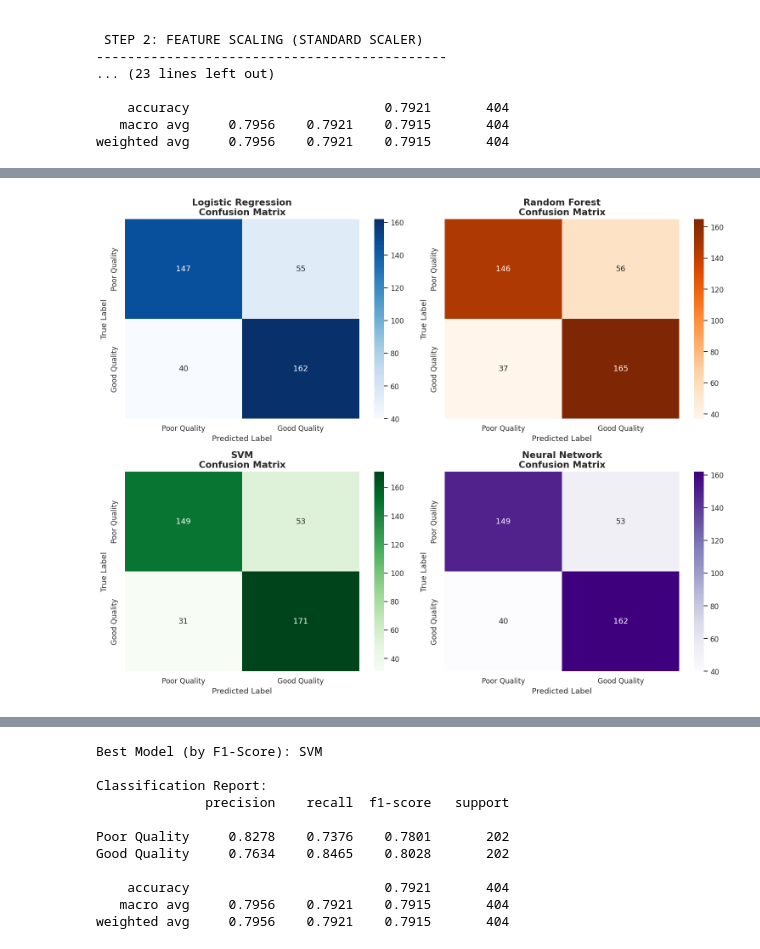
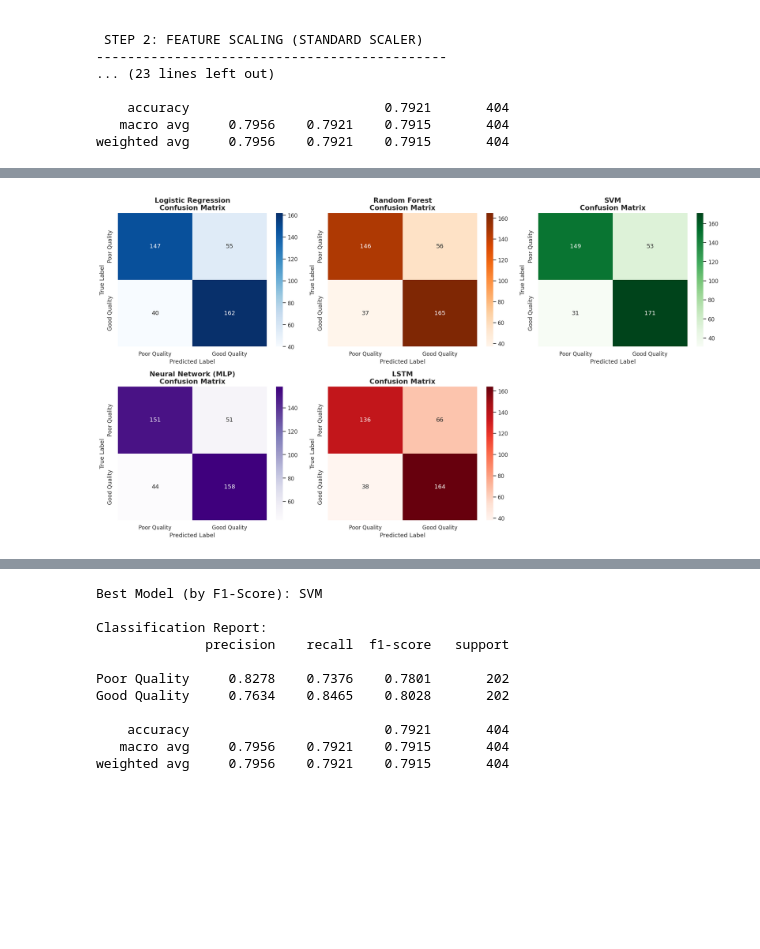
Before and after one commit to akash99955/Wine-Quality-prediction, a Jupyter notebook: AI.ipynb, the cells around one changed output, grey strips where cells are left out. Cells and saved outputs as stored; diff of their text form; code cells hidden in the pictures; blank space fills up the shorter version.

```diff
--- a/AI.ipynb
+++ b/AI.ipynb
@@ -1159,10 +1276,14 @@ Epoch 5/50
 # %%
 # ======================================================
-# WINE QUALITY: ALL MODEL COMPARISON
-# Models: Logistic Regression, Random Forest, SVM, Neural Network
-# Includes: StandardScaler for LR/SVM/NN
+# WINE QUALITY: ALL MODEL COMPARISON (+ LSTM)
+# Models: Logistic Regression, Random Forest, SVM, Neural Network (MLP), LSTM
 # Outputs: Metrics table + Confusion Matrices + ROC + PR + Bar charts
 # ======================================================
+
+import numpy as np
+import pandas as pd
+import matplotlib.pyplot as plt
+import seaborn as sns
 
 from sklearn.metrics import (
     accuracy_score, confusion_matrix, classification_report,
@@ -1171,27 +1292,40 @@ from sklearn.metrics import (
     precision_recall_curve, average_precision_score
 )
 
-print("\n" + "="*70)
-print("WINE QUALITY: ALL MODEL COMPARISON (LR vs RF vs SVM vs NN)")
-print("="*70)
+print("\n" + "="*75)
+print("WINE QUALITY: ALL MODEL COMPARISON (LR vs RF vs SVM vs MLP vs LSTM)")
+print("="*75)
 
 # ------------------------------------------------------------
 # STEP 1: Collect true labels + predictions from each model
 # ------------------------------------------------------------
 y_true = test_df["quality_label"].values
 
-# IMPORTANT:
-# You must already have these variables from your model training cells:
-# y_pred_lr, y_prob_lr
-# y_pred_rf, y_prob_rf
+# You must already have:
+# y_pred_lr,  y_prob_lr
+# y_pred_rf,  y_prob_rf
 # y_pred_svm, y_prob_svm
-# y_pred_nn, y_prob_nn
+# y_pred_nn,  y_prob_nn
+# y_pred_lstm,y_prob_lstm
+
+def to_pos_prob(prob):
+    """
+    Ensure we always have probability for positive class (class 1).
+    Handles shapes: (n,), (n,1), (n,2)
+    """
+    prob = np.array(prob)
+    if prob.ndim == 2 and prob.shape[1] == 2:
+        return prob[:, 1]
+    if prob.ndim == 2 and prob.shape[1] == 1:
+        return prob.ravel()
+    return prob.ravel()
 
 model_outputs = {
-    "Logistic Regression": {"pred": y_pred_lr,  "prob": y_prob_lr},
-    "Random Forest":       {"pred": y_pred_rf,  "prob": y_prob_rf},
-    "SVM":                 {"pred": y_pred_svm, "prob": y_prob_svm},
-    "Neural Network":      {"pred": y_pred_nn,  "prob": y_prob_nn},
+    "Logistic Regression": {"pred": y_pred_lr,   "prob": to_pos_prob(y_prob_lr)},
+    "Random Forest":       {"pred": y_pred_rf,   "prob": to_pos_prob(y_prob_rf)},
+    "SVM":                 {"pred": y_pred_svm,  "prob": to_pos_prob(y_prob_svm)},
+    "Neural Network (MLP)": {"pred": y_pred_nn,  "prob": to_pos_prob(y_prob_nn)},
+    "LSTM":                {"pred": y_pred_lstm, "prob": to_pos_prob(y_prob_lstm)},
 }
 
 class_labels = ["Poor Quality", "Good Quality"]
@@ -1212,20 +1346,28 @@ for name, out in model_outputs.items():
         "Recall": recall_score(y_true, y_pred, average="weighted", zero_division=0),
     })
 
-comparison_df = pd.DataFrame(rows).sort_values(by="F1-Score", ascending=False).reset_index(drop=True)
+comparison_df = (
+    pd.DataFrame(rows)
+    .sort_values(by="F1-Score", ascending=False)
+    .reset_index(drop=True)
+)
 
 print("\nPerformance Metrics Comparison (ALL MODELS):")
-print("-" * 70)
+print("-" * 75)
 print(comparison_df.to_string(index=False))
 
 
 # ======================================================
-# STEP 3: Confusion Matrices (2x2 Grid)
+# STEP 3: Confusion Matrices (Auto grid)
 # ======================================================
-fig, axes = plt.subplots(2, 2, figsize=(14, 11))
-axes = axes.flatten()
+n_models = len(model_outputs)
+n_cols = 3
+n_rows = int(np.ceil(n_models / n_cols))
 
-cmaps = ["Blues", "Oranges", "Greens", "Purples"]
+fig, axes = plt.subplots(n_rows, n_cols, figsize=(18, 5*n_rows))
+axes = np.array(axes).reshape(-1)
+
+cmaps = ["Blues", "Oranges", "Greens", "Purples", "Reds", "Greys"]
 
 for i, (name, out) in enumerate(model_outputs.items()):
     cm = confusion_matrix(y_true, out["pred"])
@@ -1234,7 +1376,7 @@ for i, (name, out) in enumerate(model_outputs.items()):
         cm,
         annot=True,
         fmt="d",
-        cmap=cmaps[i],
+        cmap=cmaps[i % len(cmaps)],
         xticklabels=class_labels,
         yticklabels=class_labels,
         ax=axes[i]
@@ -1242,6 +1384,10 @@ for i, (name, out) in enumerate(model_outputs.items()):
     axes[i].set_title(f"{name}\nConfusion Matrix", fontsize=14, fontweight="bold")
     axes[i].set_xlabel("Predicted Label", fontsize=12)
     axes[i].set_ylabel("True Label", fontsize=12)
+
+# turn off unused subplots
+for j in range(i + 1, len(axes)):
+    axes[j].axis("off")
 
 plt.tight_layout()
 plt.show()
@@ -1261,7 +1407,7 @@ plt.plot([0, 1], [0, 1], linestyle="--", color="gray", alpha=0.6)
 plt.xlabel("False Positive Rate", fontsize=12)
 plt.ylabel("True Positive Rate", fontsize=12)
 plt.title("ROC Curves Comparison (ALL MODELS)", fontsize=16, fontweight="bold")
-plt.legend(loc="lower right", fontsize=11)
+plt.legend(loc="lower right", fontsize=10)
 plt.grid(True, alpha=0.3)
 plt.tight_layout()
 plt.show()
@@ -1280,7 +1426,7 @@ for name, out in model_outputs.items():
 plt.xlabel("Recall", fontsize=12)
 plt.ylabel("Precision", fontsize=12)
 plt.title("Precision-Recall Curves Comparison (ALL MODELS)", fontsize=16, fontweight="bold")
-plt.legend(loc="lower left", fontsize=11)
+plt.legend(loc="lower left", fontsize=10)
 plt.grid(True, alpha=0.3)
 plt.tight_layout()
 plt.show()
@@ -1289,21 +1435,17 @@ plt.show()
 # ======================================================
 # STEP 6: Bar Charts (Accuracy, F1, Precision, Recall)
 # ======================================================
-fig, axes = plt.subplots(2, 2, figsize=(12, 10))
+fig, axes = plt.subplots(2, 2, figsize=(13, 10))
 axes = axes.flatten()
 
 metrics = ["Accuracy", "F1-Score", "Precision", "Recall"]
-colors = ["skyblue", "lightgreen", "orange", "violet"]
 
 for idx, metric in enumerate(metrics):
-    bars = axes[idx].bar(
-        comparison_df["Model"],
-        comparison_df[metric],
-        color=colors[idx]
-    )
+    bars = axes[idx].bar(comparison_df["Model"], comparison_df[metric])
     axes[idx].set_title(f"{metric} Comparison", fontsize=14, fontweight="bold")
     axes[idx].set_ylabel(metric, fontsize=12)
     axes[idx].set_ylim([0.0, 1.0])
+    axes[idx].tick_params(axis="x", rotation=20)
 
     for bar, val in zip(bars, comparison_df[metric]):
         axes[idx].text(
@@ -1316,7 +1458,8 @@ for idx, metric in enumerate(metrics):
             fontweight="bold"
         )
 
-plt.suptitle("Model Performance Comparison (LR vs RF vs SVM vs NN)", fontsize=18, fontweight="bold")
+plt.suptitle("Model Performance Comparison (LR vs RF vs SVM vs MLP vs LSTM)",
+             fontsize=18, fontweight="bold")
 plt.tight_layout()
 plt.show()
 
@@ -1348 +1492 @@ Logistic Regression  0.764851  0.764527   0.766320 0.764851
-[figure, old version]
+[figure, new version]
```
Also changed, not shown: parts of 13 cells of this notebook.
